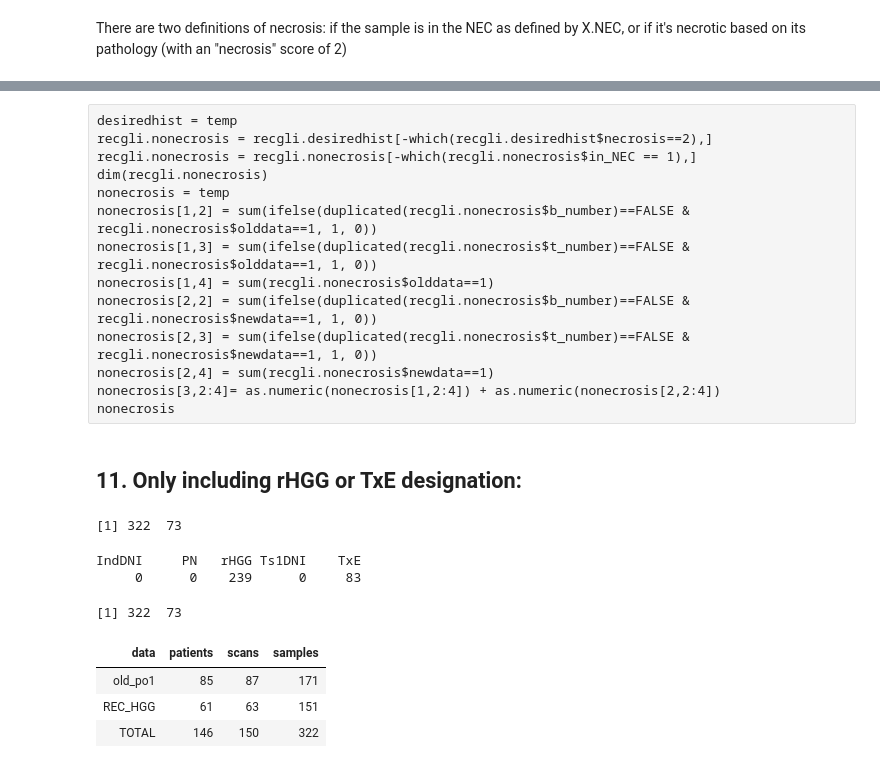
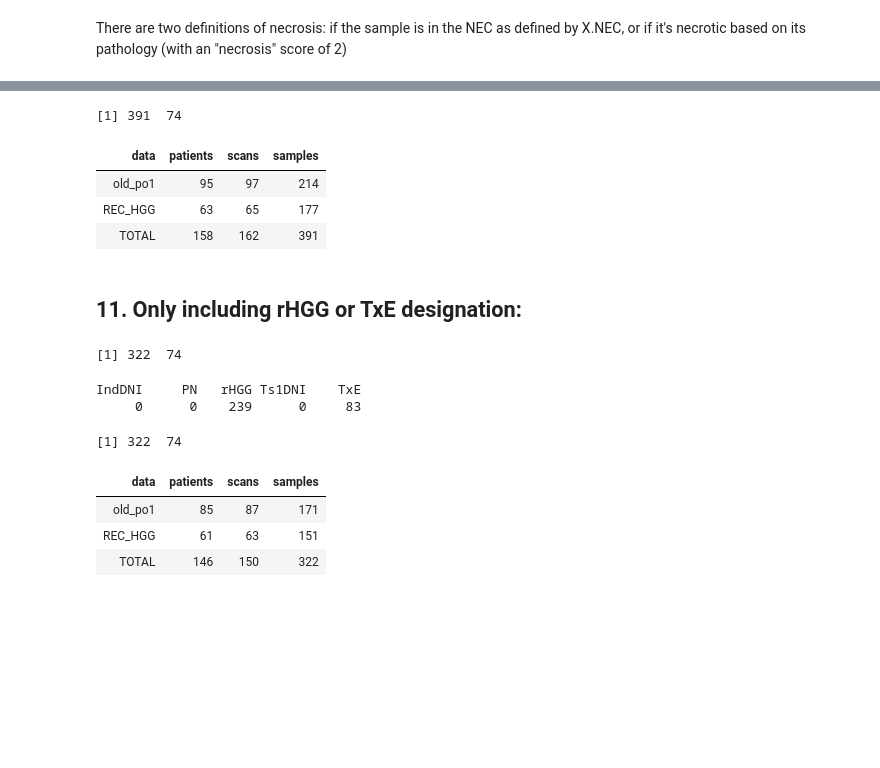
Before and after one commit to julclu/DataWrangling, a Jupyter notebook: ParseData/ParsingDataDown.ipynb, the cells around one changed output, grey strips where cells are left out. Cells and saved outputs as stored; diff of their text form; code cells hidden in the pictures; blank space fills up the shorter version.

```diff
--- a/ParseData/ParsingDataDown.ipynb
+++ b/ParseData/ParsingDataDown.ipynb
@@ -303,17 +291,23 @@ dim(recgli.desiredhist)
-# %% [raw]
-desiredhist = temp
-recgli.nonecrosis = recgli.desiredhist[-which(recgli.desiredhist$necrosis==2),]
-recgli.nonecrosis = recgli.nonecrosis[-which(recgli.nonecrosis$in_NEC == 1),]
-dim(recgli.nonecrosis)
-nonecrosis = temp
-nonecrosis[1,2] = sum(ifelse(duplicated(recgli.nonecrosis$b_number)==FALSE & recgli.nonecrosis$olddata==1, 1, 0))
-nonecrosis[1,3] = sum(ifelse(duplicated(recgli.nonecrosis$t_number)==FALSE & recgli.nonecrosis$olddata==1, 1, 0))
-nonecrosis[1,4] = sum(recgli.nonecrosis$olddata==1)
-nonecrosis[2,2] = sum(ifelse(duplicated(recgli.nonecrosis$b_number)==FALSE & recgli.nonecrosis$newdata==1, 1, 0))
-nonecrosis[2,3] = sum(ifelse(duplicated(recgli.nonecrosis$t_number)==FALSE & recgli.nonecrosis$newdata==1, 1, 0))
-nonecrosis[2,4] = sum(recgli.nonecrosis$newdata==1)
-nonecrosis[3,2:4]= as.numeric(nonecrosis[1,2:4]) + as.numeric(nonecrosis[2,2:4])
-nonecrosis
+# %%
+desiredhist = temp
+recgli.nonecrosis = recgli.desiredhist[-which(recgli.desiredhist$necrosis==2),]
+recgli.nonecrosis = recgli.nonecrosis[-which(recgli.nonecrosis$in_NEC == 1),]
+dim(recgli.nonecrosis)
+nonecrosis = temp
+nonecrosis[1,2] = sum(ifelse(duplicated(recgli.nonecrosis$b_number)==FALSE & recgli.nonecrosis$olddata==1, 1, 0))
+nonecrosis[1,3] = sum(ifelse(duplicated(recgli.nonecrosis$t_number)==FALSE & recgli.nonecrosis$olddata==1, 1, 0))
+nonecrosis[1,4] = sum(recgli.nonecrosis$olddata==1)
+nonecrosis[2,2] = sum(ifelse(duplicated(recgli.nonecrosis$b_number)==FALSE & recgli.nonecrosis$newdata==1, 1, 0))
+nonecrosis[2,3] = sum(ifelse(duplicated(recgli.nonecrosis$t_number)==FALSE & recgli.nonecrosis$newdata==1, 1, 0))
+nonecrosis[2,4] = sum(recgli.nonecrosis$newdata==1)
+nonecrosis[3,2:4]= as.numeric(nonecrosis[1,2:4]) + as.numeric(nonecrosis[2,2:4])
+nonecrosis
+# %% [output]
+[1] 391  74
+| data | patients | scans | samples |
+| old_po1 | 95 | 97 | 214 |
+| REC_HGG | 63 | 65 | 177 |
+| TOTAL | 158 | 162 | 391 |
 # %%
 write.csv(recgli.nonecrosis, file = "8thParse_researchPath_withInVivo.csv", row.names = F)
 # %% [markdown]
@@ -337,10 +331,10 @@ desiredpath[2,4] = sum(recgli.desiredpath$newdata==1)
 desiredpath[3,2:4]= as.numeric(desiredpath[1,2:4]) + as.numeric(desiredpath[2,2:4])
 desiredpath
 # %% [output]
-[1] 322  73
+[1] 322  74
 IndDNI     PN   rHGG Ts1DNI    TxE
      0      0    239      0     83
-[1] 322  73
+[1] 322  74
 | data | patients | scans | samples |
 | old_po1 | 85 | 87 | 171 |
 | REC_HGG | 61 | 63 | 151 |
```
Also changed, not shown: parts of 15 cells of this notebook, 8 other files.
